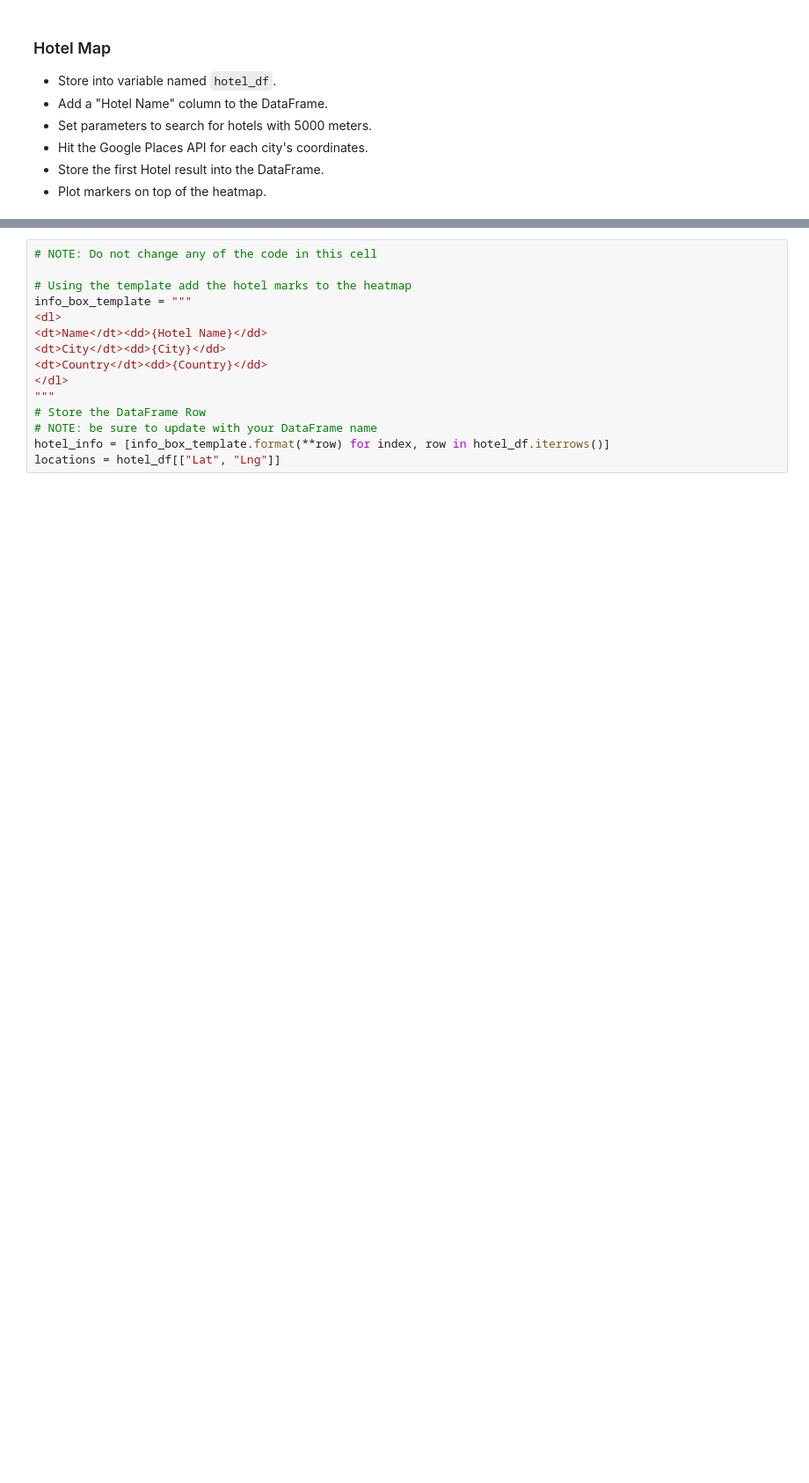
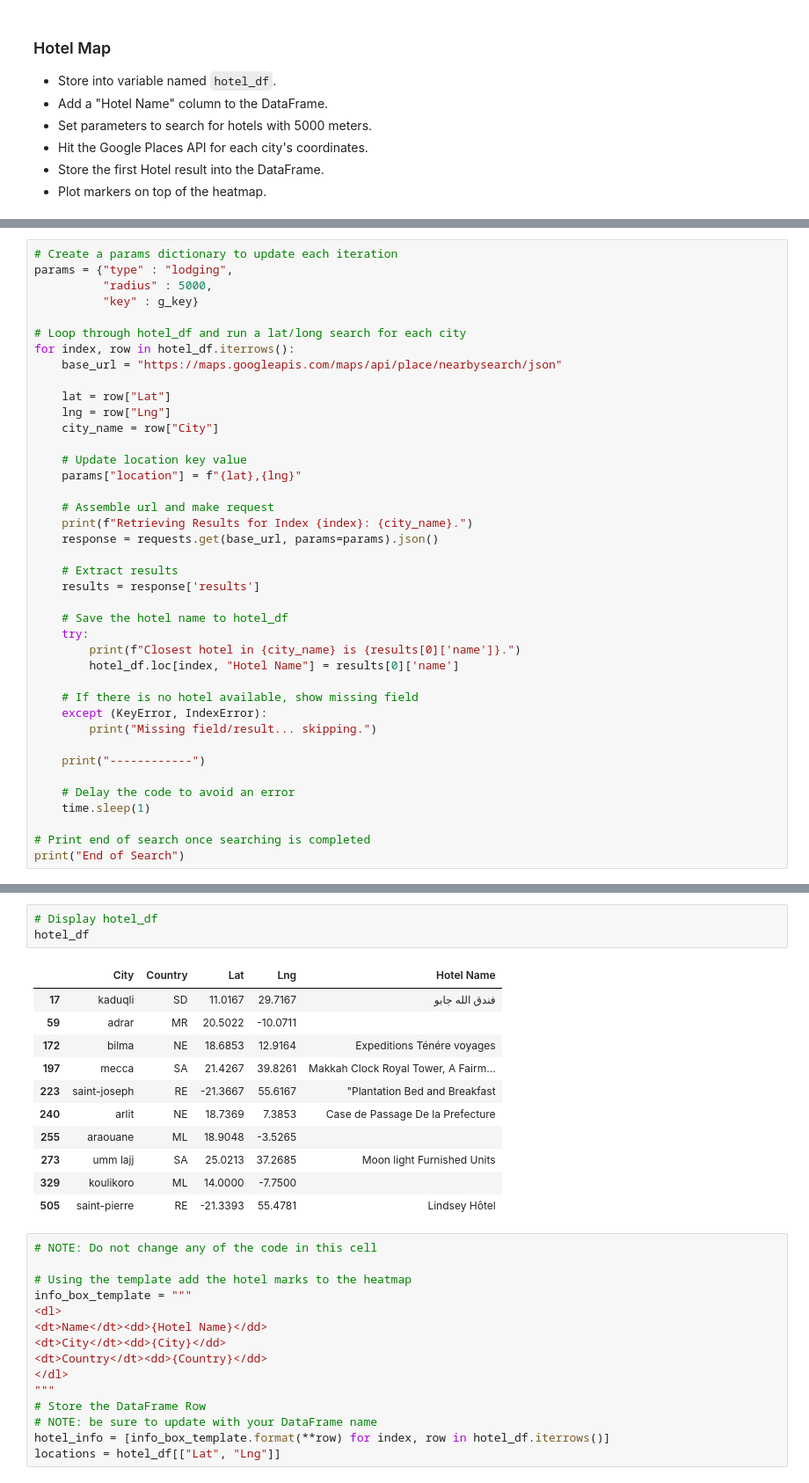
Before and after one commit to lynyong/python-api-challenge, a Jupyter notebook: VacationPy/VacationPy.ipynb, the cells around one changed output, grey strips where cells are left out. Shown at 88% size. Saved outputs shown, nothing was run; the diff lists cells and outputs as text; blank space fills up the shorter version.

```diff
--- a/VacationPy/VacationPy.ipynb
+++ b/VacationPy/VacationPy.ipynb
@@ -140 +129,41 @@ hotel_df
 | 505 | saint-pierre | RE | -21.3393 | 55.4781 |  |
+# %%
+# Create a params dictionary to update each iteration
+params = {"type" : "lodging",
+          "radius" : 5000,
+          "key" : g_key}
+
+# Loop through hotel_df and run a lat/long search for each city
+for index, row in hotel_df.iterrows():
+    base_url = "https://maps.googleapis.com/maps/api/place/nearbysearch/json"
+
+    lat = row["Lat"]
+    lng = row["Lng"]
+    city_name = row["City"]
+
+    # Update location key value
+    params["location"] = f"{lat},{lng}"
+
+    # Assemble url and make request
+    print(f"Retrieving Results for Index {index}: {city_name}.")
+    response = requests.get(base_url, params=params).json()
+
+    # Extract results
+    results = response['results']
+
+    # Save the hotel name to hotel_df
+    try:
+        print(f"Closest hotel in {city_name} is {results[0]['name']}.")
+        hotel_df.loc[index, "Hotel Name"] = results[0]['name']
+
+    # If there is no hotel available, show missing field
+    except (KeyError, IndexError):
+        print("Missing field/result... skipping.")
+
+    print("------------")
+
+    # Delay the code to avoid an error
+    time.sleep(1)
+
+# Print end of search once searching is completed
+print("End of Search")
@@ -141,3 +188,18 @@ hotel_df
+# %%
+# Display hotel_df
+hotel_df
+# %% [output]
+|  | City | Country | Lat | Lng | Hotel Name |
+| 17 | kaduqli | SD | 11.0167 | 29.7167 | فندق الله جابو |
+| 59 | adrar | MR | 20.5022 | -10.0711 |  |
+| 172 | bilma | NE | 18.6853 | 12.9164 | Expeditions Ténére voyages |
+| 197 | mecca | SA | 21.4267 | 39.8261 | Makkah Clock Royal Tower, A Fairm... |
+| 223 | saint-joseph | RE | -21.3667 | 55.6167 | "Plantation Bed and Breakfast |
+| 240 | arlit | NE | 18.7369 | 7.3853 | Case de Passage De la Prefecture |
+| 255 | araouane | ML | 18.9048 | -3.5265 |  |
+| 273 | umm lajj | SA | 25.0213 | 37.2685 | Moon light Furnished Units |
+| 329 | koulikoro | ML | 14.0000 | -7.7500 |  |
+| 505 | saint-pierre | RE | -21.3393 | 55.4781 | Lindsey Hôtel |
 # %%
 # NOTE: Do not change any of the code in this cell
 
```
Also changed, not shown: parts of 6 cells of this notebook, 3 other files.
